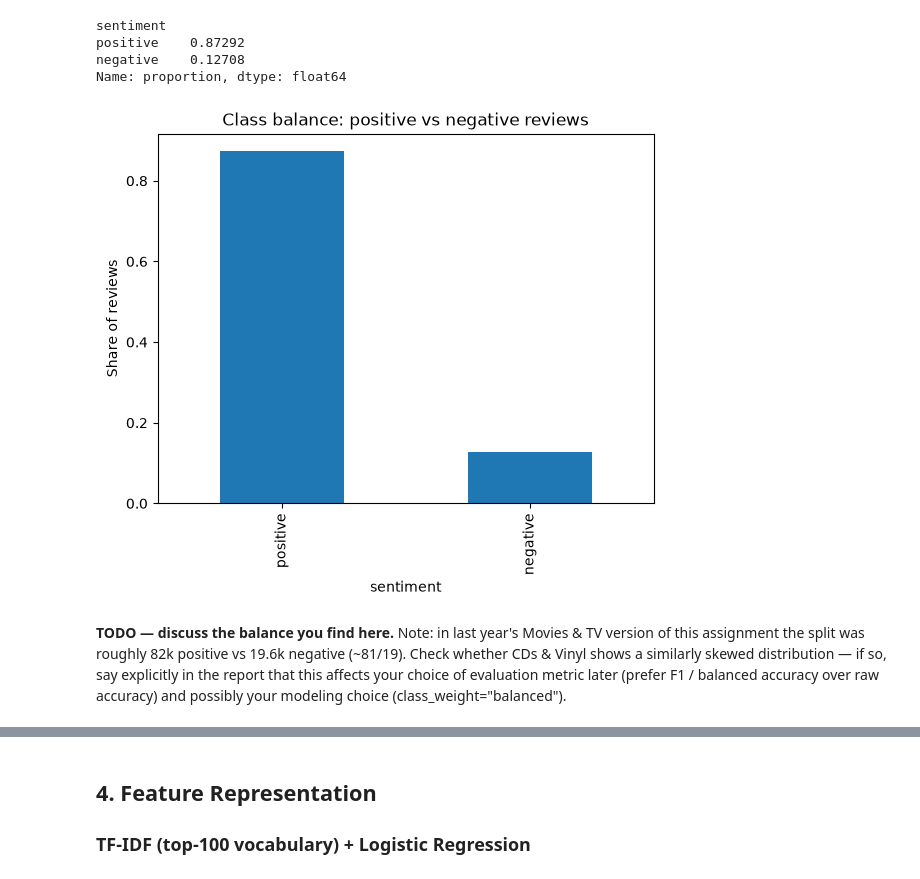
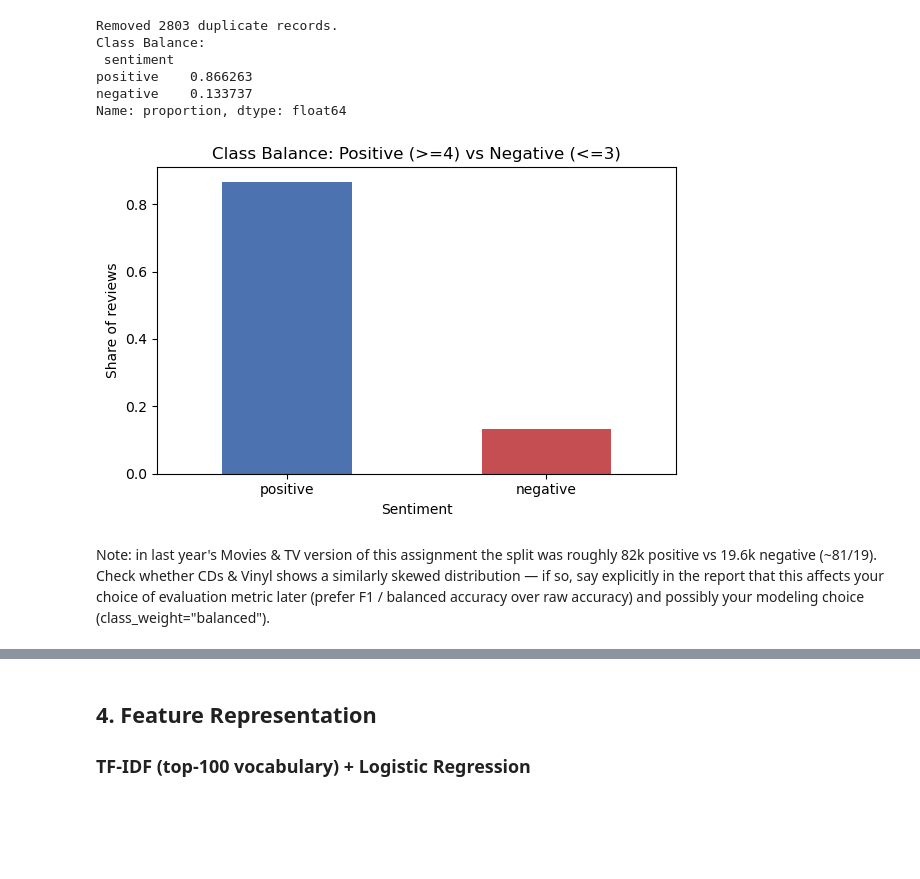
Before and after one commit to GLJADS/AML_v2.0, a Jupyter notebook: Assignment1_CDs_Vinyl.ipynb, the cells around one changed output, grey strips where cells are left out. Saved outputs shown, nothing was run; the diff lists cells and outputs as text; code cells hidden in the pictures; blank space fills up the shorter version.

```diff
--- a/Assignment1_CDs_Vinyl.ipynb
+++ b/Assignment1_CDs_Vinyl.ipynb
@@ -68,25 +79,43 @@ Data columns (total 10 columns):
 Duplicate rows: 0
 
 Duplicate reviews (same asin + user_id + text): 7
-# %%
-df["sentiment"] = (df["rating"] >= 4).astype(int)
-
-balance = df["sentiment"].value_counts(normalize=True).rename({0: "negative", 1: "positive"})
-print(balance)
-
-balance.plot(kind="bar", title="Class balance: positive vs negative reviews")
-plt.ylabel("Share of reviews")
-plt.savefig("Report/images/class_balance.png", dpi=150, bbox_inches="tight")  # TODO: create Report/images/ first
-plt.show()
-# %% [output]
-sentiment
-positive    0.87292
-negative    0.12708
-Name: proportion, dtype: float64
-[figure, removed]
+# %%
+# Drop the column if it exists in the dataframe
+if "Unnamed: 0" in df.columns:
+    df.drop(columns=["Unnamed: 0"], inplace=True)
+
+#Drop duplicate reviews
+initial_len = len(df)
+df = df.drop_duplicates(subset=['rating', 'text']).copy()
+print(f"Removed {initial_len - len(df)} duplicate records.")
+
+#Binary target mapping
+df["sentiment"] = (df["rating"] >= 4).astype(int)
+
+#Class balance calculation & visualization
+import os
+os.makedirs("Report/images", exist_ok=True)
+os.makedirs("Report/tables", exist_ok=True)
+
+balance = df["sentiment"].value_counts(normalize=True).rename({0: "negative", 1: "positive"})
+print("Class Balance:\n", balance)
+
+plt.figure(figsize=(6, 4))
+balance.plot(kind="bar", color=['#4C72B0', '#C44E52'])
+plt.title("Class Balance: Positive (>=4) vs Negative (<=3)")
+plt.ylabel("Share of reviews")
+plt.xlabel("Sentiment")
+plt.xticks(rotation=0)
+plt.tight_layout()
+plt.savefig("Report/images/class_balance.png", dpi=150)
+plt.show()
+# %% [output]
+Removed 2803 duplicate records.
+Class Balance:
+ sentiment
+positive    0.866263
+negative    0.133737
+Name: proportion, dtype: float64
+[figure, added]
 # %% [markdown]
-**TODO — discuss the balance you find here.** Note: in last year's Movies & TV
-version of this assignment the split was roughly 82k positive vs 19.6k negative (~81/19).
-Check whether CDs & Vinyl shows a similarly skewed distribution — if so, say explicitly
-in the report that this affects your choice of evaluation metric later (prefer F1 /
-balanced accuracy over raw accuracy) and possibly your modeling choice (class_weight="balanced").
+Note: in last year's Movies & TV version of this assignment the split was roughly 82k positive vs 19.6k negative (~81/19). Check whether CDs & Vinyl shows a similarly skewed distribution — if so, say explicitly in the report that this affects your choice of evaluation metric later (prefer F1 / balanced accuracy over raw accuracy) and possibly your modeling choice (class_weight="balanced").
```
Also changed, not shown: parts of 21 cells of this notebook, 5 other files.
